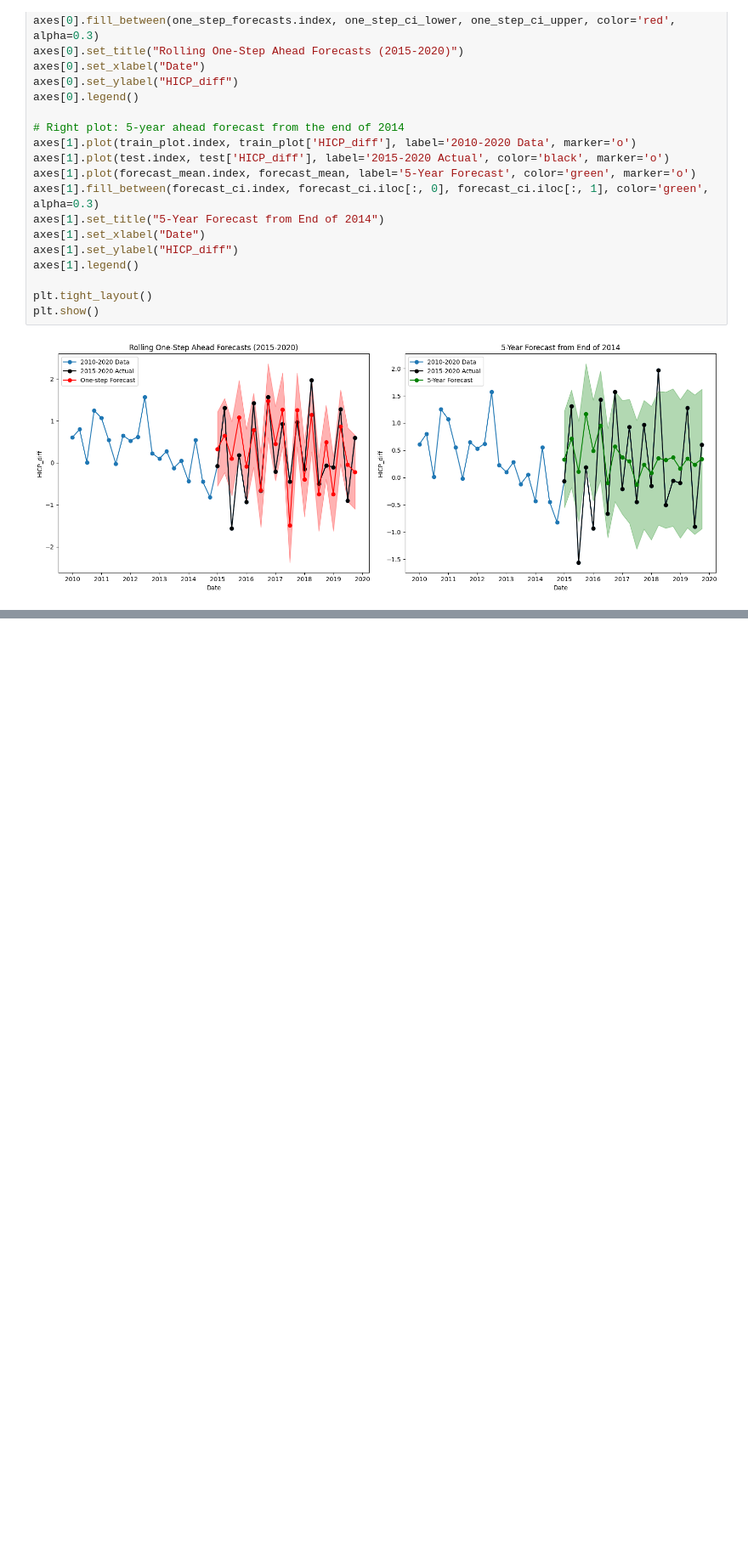
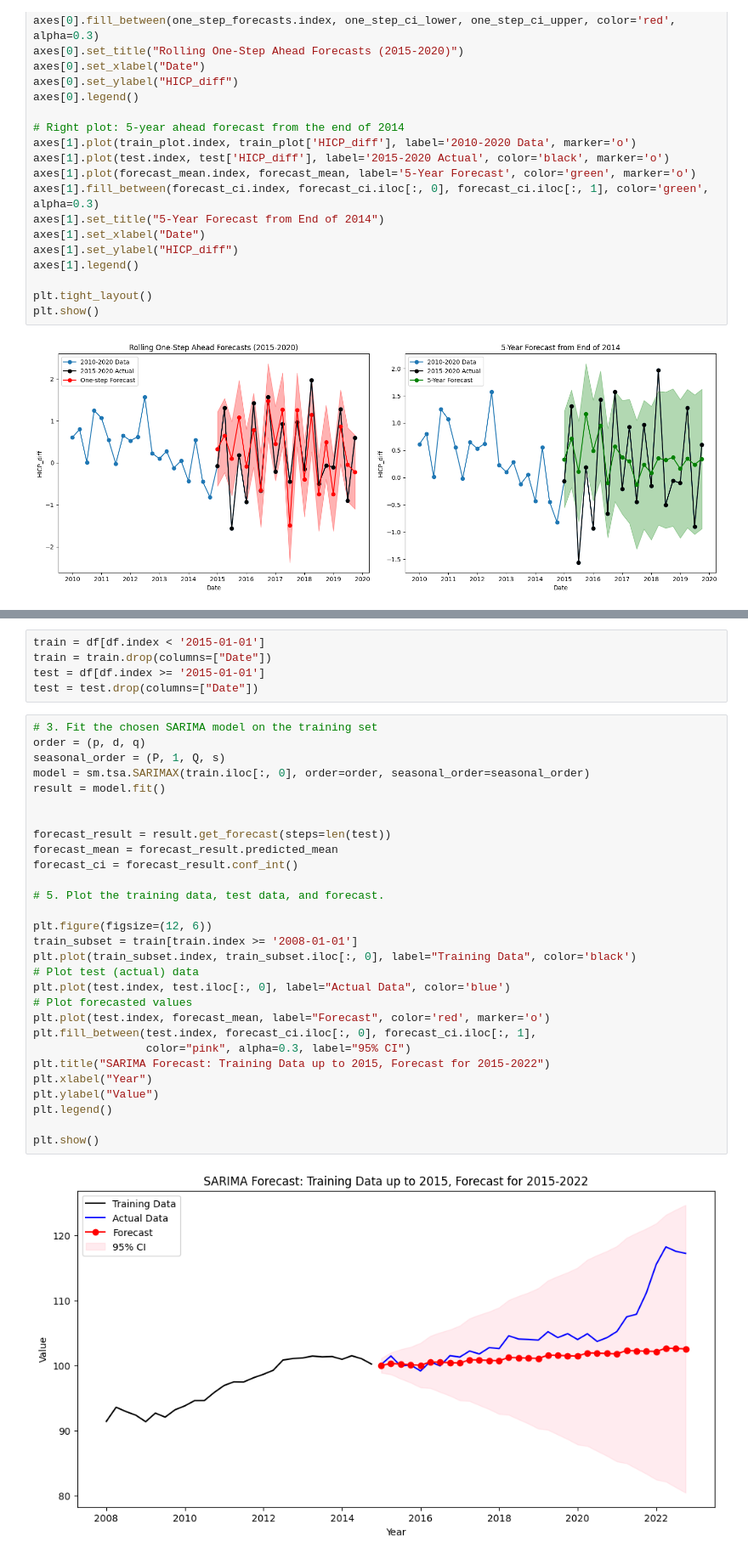
Before and after one commit to lyhxd1030/Time-Series-Analysis, a Jupyter notebook: Time series analysis..ipynb, the cells around one changed output, grey strips where cells are left out. Shown at 85% size. Drawn from its saved outputs; the diff is of its cells as text; blank space fills up the shorter version.

```diff
--- a/Time series analysis..ipynb
+++ b/Time series analysis..ipynb
@@ -539,0 +817,36 @@ plt.show()
+# %%
+train = df[df.index < '2015-01-01']
+train = train.drop(columns=["Date"])
+test = df[df.index >= '2015-01-01']
+test = test.drop(columns=["Date"])
+# %%
+# 3. Fit the chosen SARIMA model on the training set
+order = (p, d, q)
+seasonal_order = (P, 1, Q, s)
+model = sm.tsa.SARIMAX(train.iloc[:, 0], order=order, seasonal_order=seasonal_order)
+result = model.fit()
+
+
+forecast_result = result.get_forecast(steps=len(test))
+forecast_mean = forecast_result.predicted_mean
+forecast_ci = forecast_result.conf_int()
+
+# 5. Plot the training data, test data, and forecast.
+
+plt.figure(figsize=(12, 6))
+train_subset = train[train.index >= '2008-01-01']
+plt.plot(train_subset.index, train_subset.iloc[:, 0], label="Training Data", color='black')
+# Plot test (actual) data
+plt.plot(test.index, test.iloc[:, 0], label="Actual Data", color='blue')
+# Plot forecasted values
+plt.plot(test.index, forecast_mean, label="Forecast", color='red', marker='o')
+plt.fill_between(test.index, forecast_ci.iloc[:, 0], forecast_ci.iloc[:, 1],
+                 color="pink", alpha=0.3, label="95% CI")
+plt.title("SARIMA Forecast: Training Data up to 2015, Forecast for 2015-2022")
+plt.xlabel("Year")
+plt.ylabel("Value")
+plt.legend()
+
+plt.show()
+# %% [output]
+[figure, added]
```
Also changed, not shown: parts of 30 cells of this notebook.
